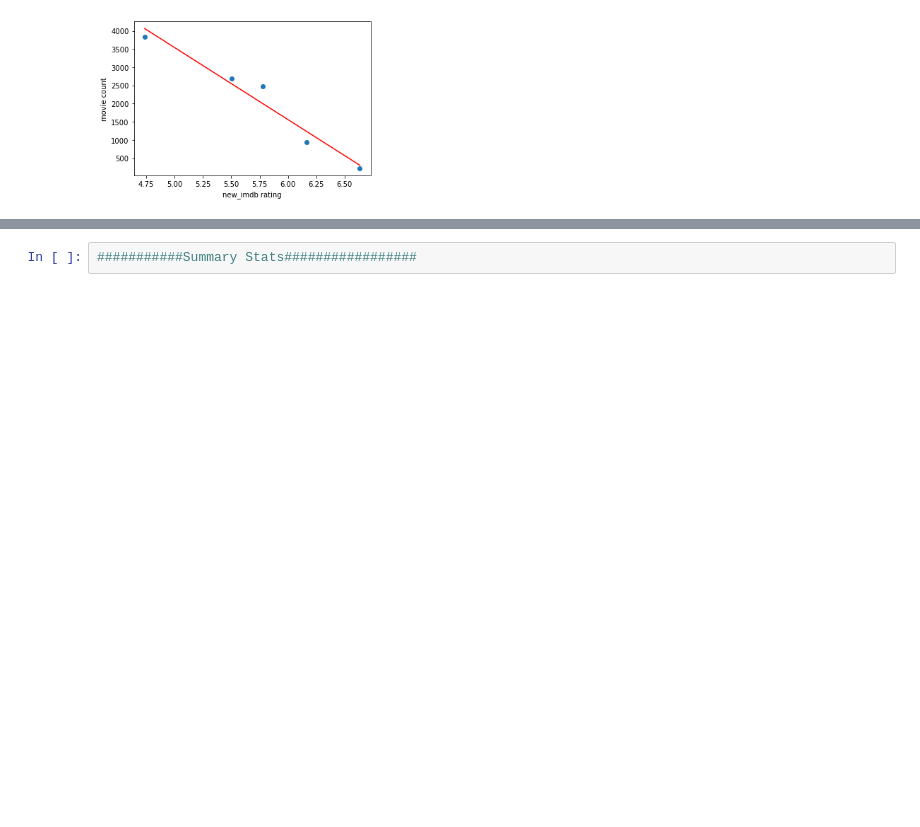
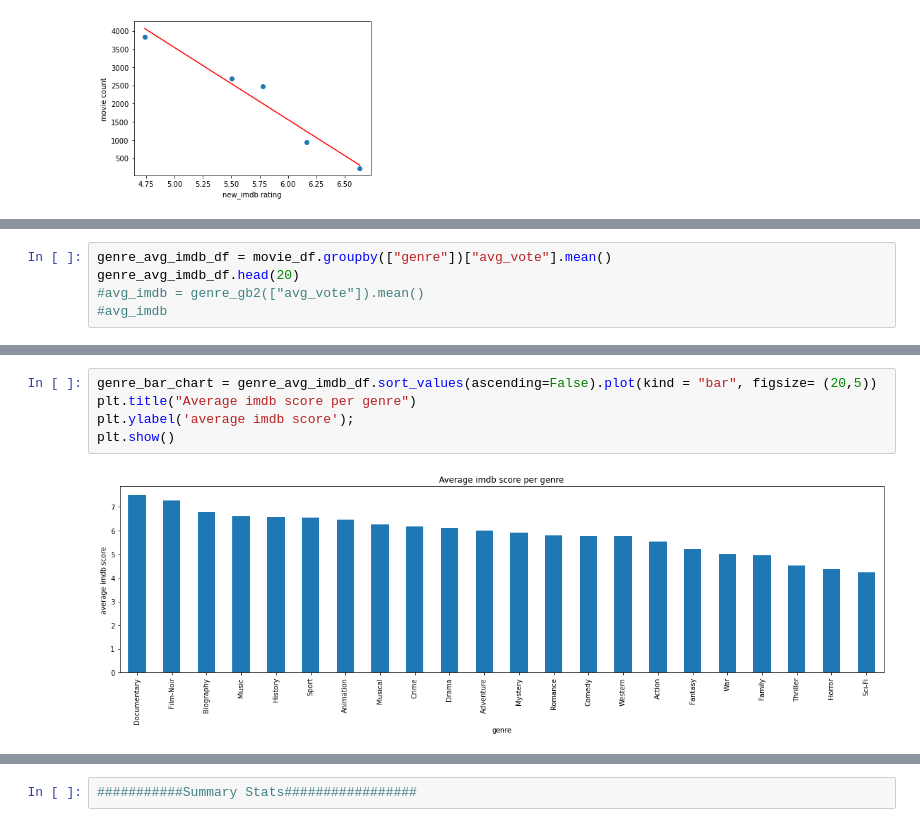
Before and after one commit to MersedehSP/Movie_Makers, a Jupyter notebook: Mersedeh/Matplotlib_Visualizatoin_Movies.ipynb, the cells around one changed output, grey strips where cells are left out. Saved outputs shown, nothing was run; the diff lists cells and outputs as text; blank space fills up the shorter version.

```diff
--- a/Mersedeh/Matplotlib_Visualizatoin_Movies.ipynb
+++ b/Mersedeh/Matplotlib_Visualizatoin_Movies.ipynb
@@ -152,0 +203,5 @@ plt.show()
+# %%
+genre_avg_imdb_df = movie_df.groupby(["genre"])["avg_vote"].mean()
+genre_avg_imdb_df.head(20)
+#avg_imdb = genre_gb2(["avg_vote"]).mean()
+#avg_imdb
@@ -152,0 +226,7 @@ plt.show()
+# %%
+genre_bar_chart = genre_avg_imdb_df.sort_values(ascending=False).plot(kind = "bar", figsize= (20,5))
+plt.title("Average imdb score per genre")
+plt.ylabel('average imdb score');
+plt.show()
+# %% [output]
+[figure, added]
```
Also changed, not shown: parts of 18 cells of this notebook.
